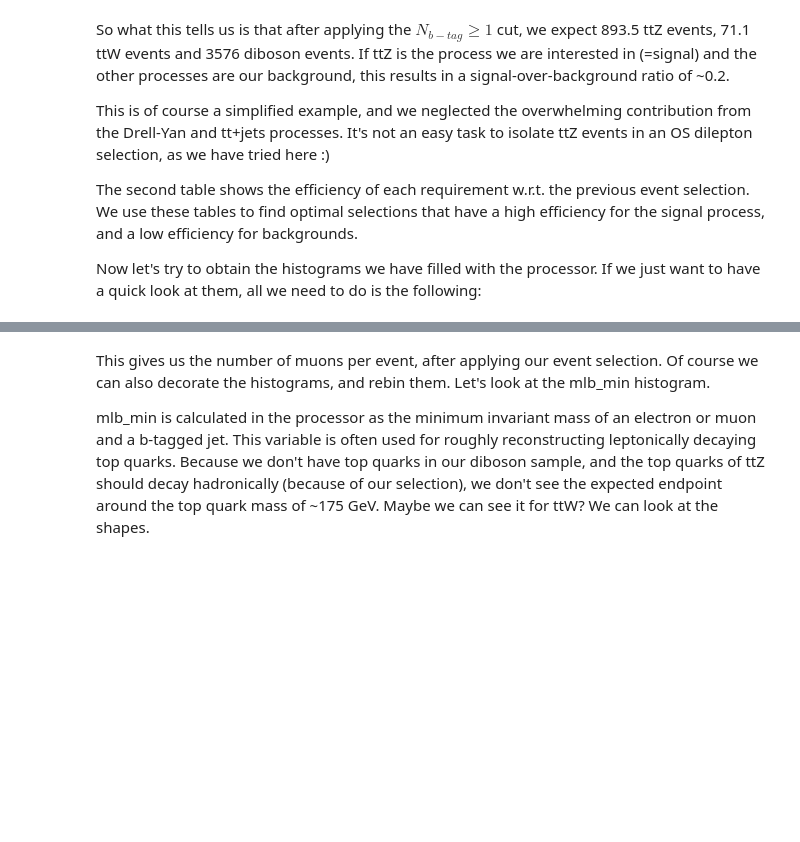
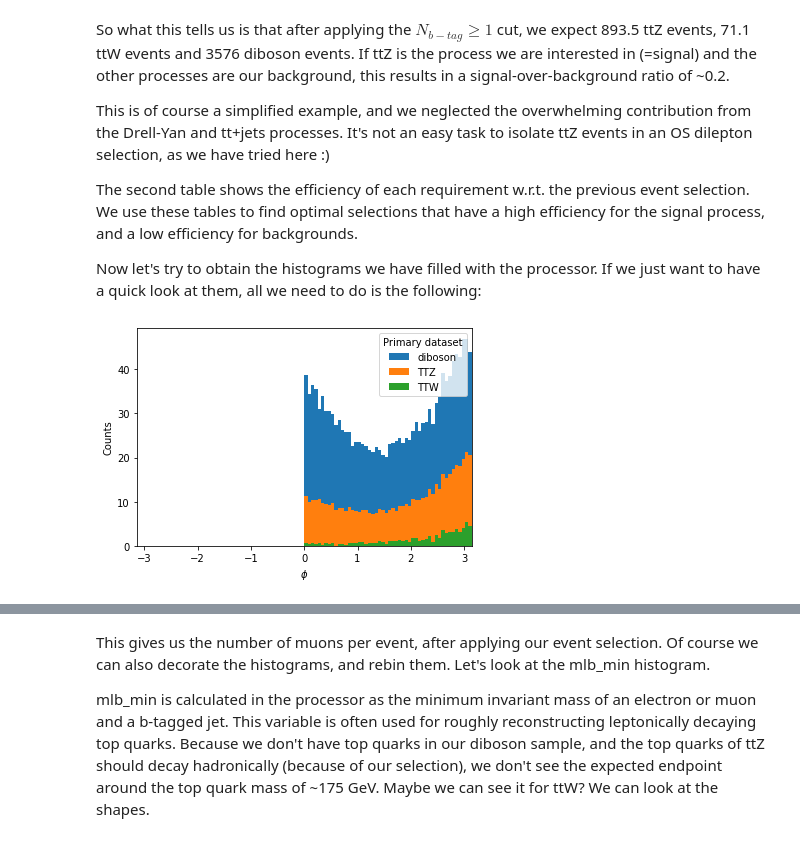
Before and after one commit to mirandabryson/tW_scattering, a Jupyter notebook: documentation/tutorial.ipynb, the cells around one changed output, grey strips where cells are left out. Drawn from its saved outputs; the diff is of its cells as text; code cells hidden in the pictures; blank space fills up the shorter version.

```diff
--- a/documentation/tutorial.ipynb
+++ b/documentation/tutorial.ipynb
@@ -479,3 +492,8 @@ This is of course a simplified example, and we neglected the overwhelming contri
 The second table shows the efficiency of each requirement w.r.t. the previous event selection. We use these tables to find optimal selections that have a high efficiency for the signal process, and a low efficiency for backgrounds.
 
 Now let's try to obtain the histograms we have filled with the processor. If we just want to have a quick look at them, all we need to do is the following:
+# %%
+histogram = output['min_dphiJet1Met']
+ax = hist.plot1d(histogram,overlay="dataset", stack=True)
+# %% [output]
+[figure, added]
```
Also changed, not shown: parts of 13 cells of this notebook, 1 other file.
